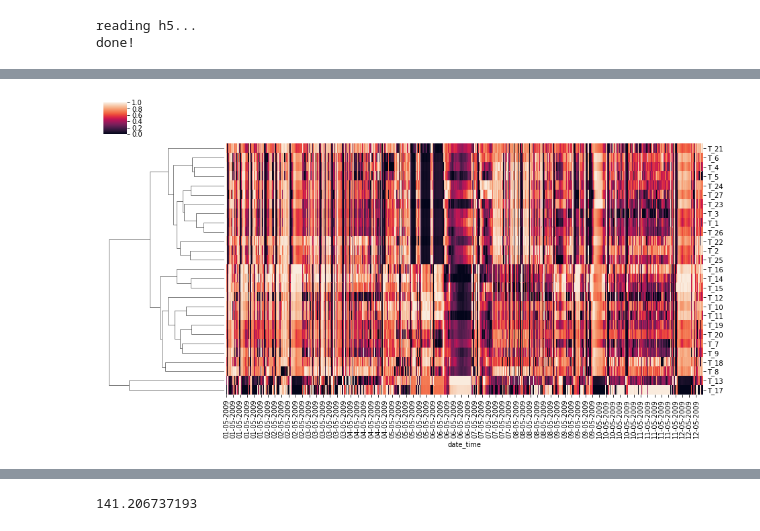
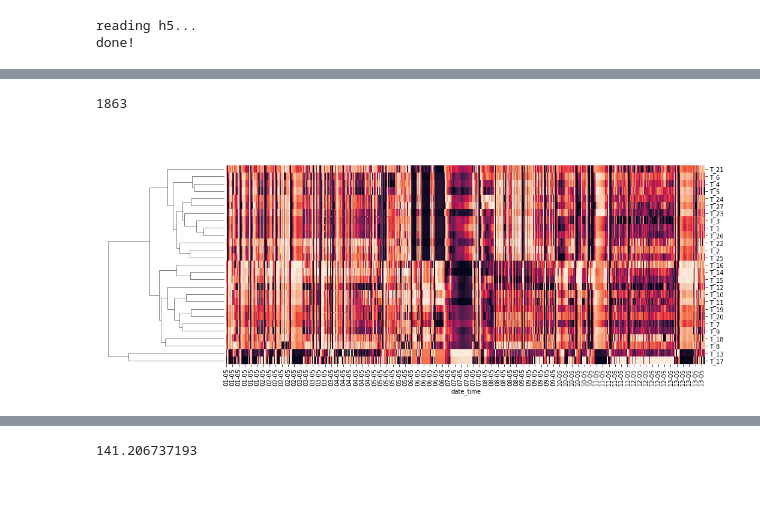
Before and after one commit to rtbs-dev/phm-feature-maker, a Jupyter notebook: tutorial.ipynb, the cells around one changed output, grey strips where cells are left out. Saved outputs shown, nothing was run; the diff lists cells and outputs as text; code cells hidden in the pictures; blank space fills up the shorter version.

```diff
--- a/tutorial.ipynb
+++ b/tutorial.ipynb
@@ -51,13 +53,22 @@ with open(os.path.join(data_dir, 'results', 'o{:.1f}w{}s{}_optHMM.pkl'.format(34
 # %%
 res = {n:i.like() for n,i in opt_hmm.items()}
 rmse = {n:i.rmse() for n,i in opt_hmm.items()}
+study.target.shape[0]
+# %% [output]
+1863
 # %%
 df = pd.DataFrame(data=res)
+thres=max([i.unsupervised_anom().max() for n,i in opt_hmm.items()])
+# sns.heatmap()
 cg = sns.clustermap(df.T.dropna(),
-              col_cluster=False, standard_scale=1, figsize=(16,8))
-cg.ax_heatmap.set_xticklabels(df.reset_index().date_time.dt.strftime('%d-%m-%Y'));
+              col_cluster=False, figsize=(18,7), standard_scale=1)
+cg.ax_heatmap.set_xticklabels(df.reset_index().date_time.dt.strftime('%d-%m'));
+cg.cax.set_visible(False)
+# plt.figure()
+# plt.scatter(study.target[study.target==1].index, study.target[study.target==1].shape[0]*[1], clip_on=False)
+plt.savefig('./img/cluster_prob.png')
 # %% [output]
-[figure, old version]
+[figure, new version]
 # %%
 from scipy.stats import hmean
 rmse_df = pd.Series(rmse).sort_values()
```
Also changed, not shown: parts of 7 cells of this notebook, 11 other files.
